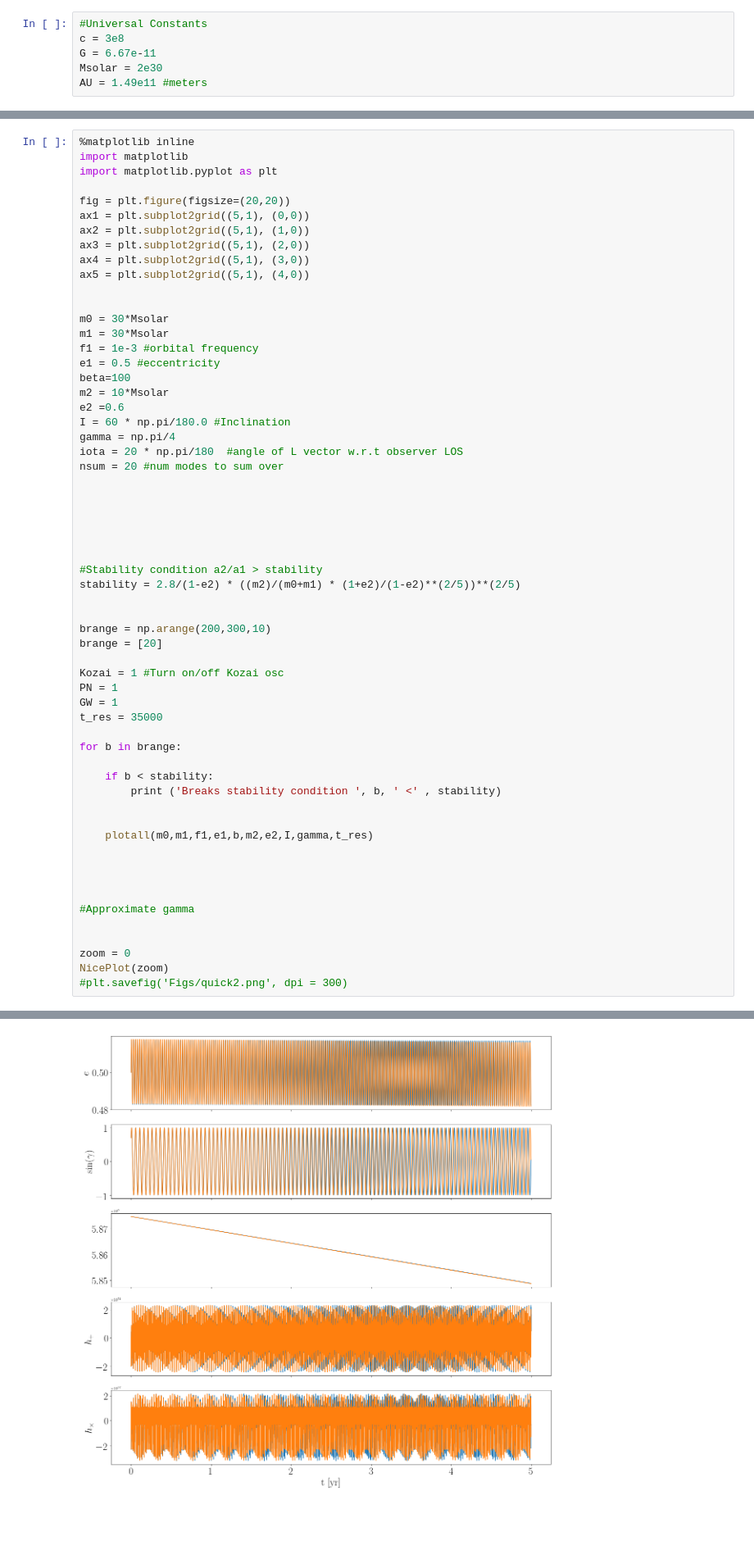
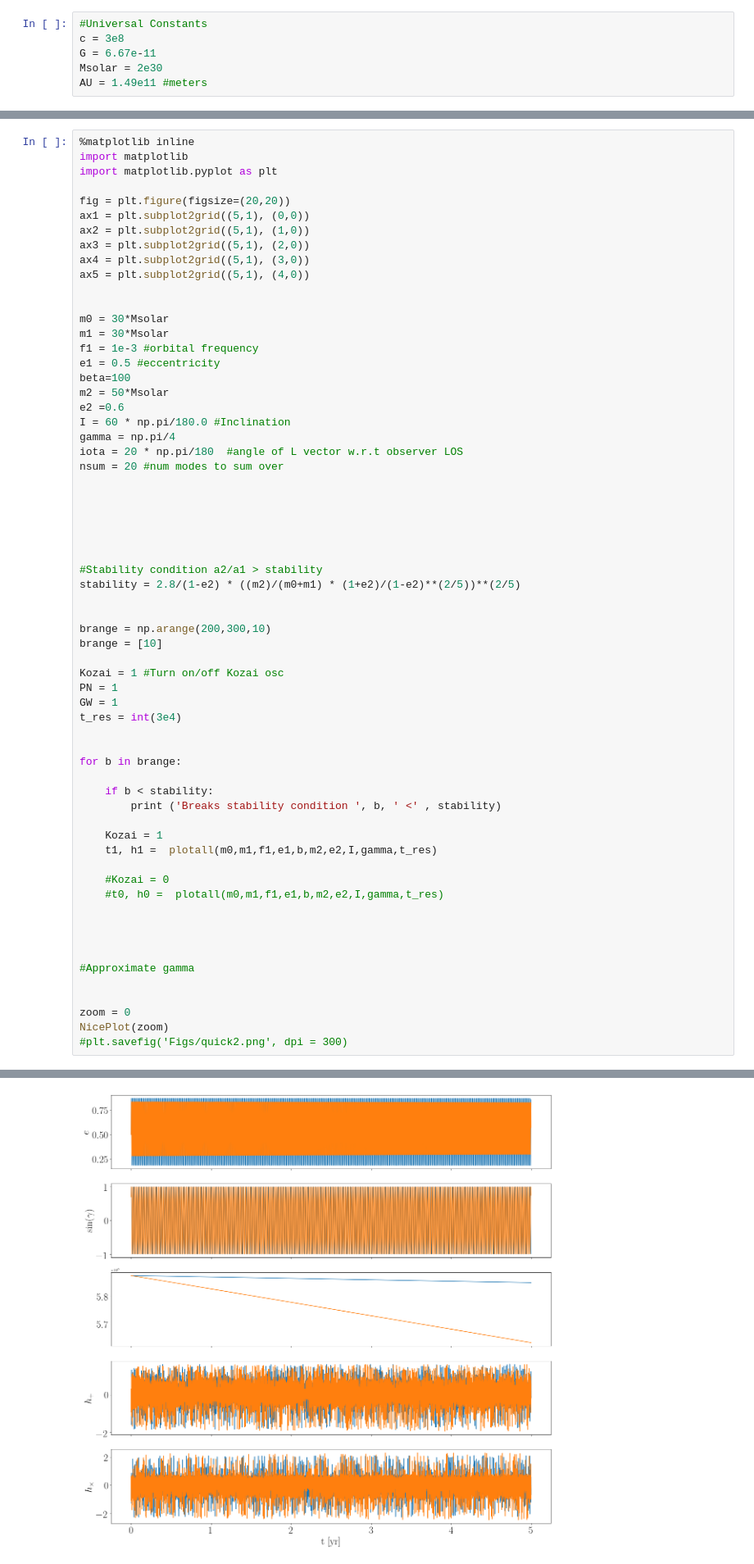
Before and after one commit to tomkimpson/Hierarchical-Triples, a Jupyter notebook: Jupyter/HT_analytical.ipynb, the cells around one changed output, grey strips where cells are left out. Shown at 82% size. Drawn from its saved outputs; the diff is of its cells as text; blank space fills up the shorter version.

```diff
--- a/Jupyter/HT_analytical.ipynb
+++ b/Jupyter/HT_analytical.ipynb
@@ -563,7 +506,7 @@ m1 = 30*Msolar
 f1 = 1e-3 #orbital frequency
 e1 = 0.5 #eccentricity
 beta=100
-m2 = 10*Msolar
+m2 = 50*Msolar
 e2 =0.6
 I = 60 * np.pi/180.0 #Inclination
 gamma = np.pi/4
@@ -580,20 +523,24 @@ stability = 2.8/(1-e2) * ((m2)/(m0+m1) * (1+e2)/(1-e2)**(2/5))**(2/5)
 
 
 brange = np.arange(200,300,10)
-brange = [20]
+brange = [10]
 
 Kozai = 1 #Turn on/off Kozai osc
 PN = 1
 GW = 1
-t_res = 35000
+t_res = int(3e4)
+
 
 for b in brange:
 
     if b < stability:
         print ('Breaks stability condition ', b, ' <' , stability)
 
+    Kozai = 1
+    t1, h1 =  plotall(m0,m1,f1,e1,b,m2,e2,I,gamma,t_res)
 
-    plotall(m0,m1,f1,e1,b,m2,e2,I,gamma,t_res)
+    #Kozai = 0
+    #t0, h0 =  plotall(m0,m1,f1,e1,b,m2,e2,I,gamma,t_res)
 
 
 
@@ -610 +559 @@ Running: 20 2.6435134331371727e-05 0.0007325352421262655
-[figure, old version]
+[figure, new version]
```
Also changed, not shown: parts of 3 cells of this notebook, 2 other files.
